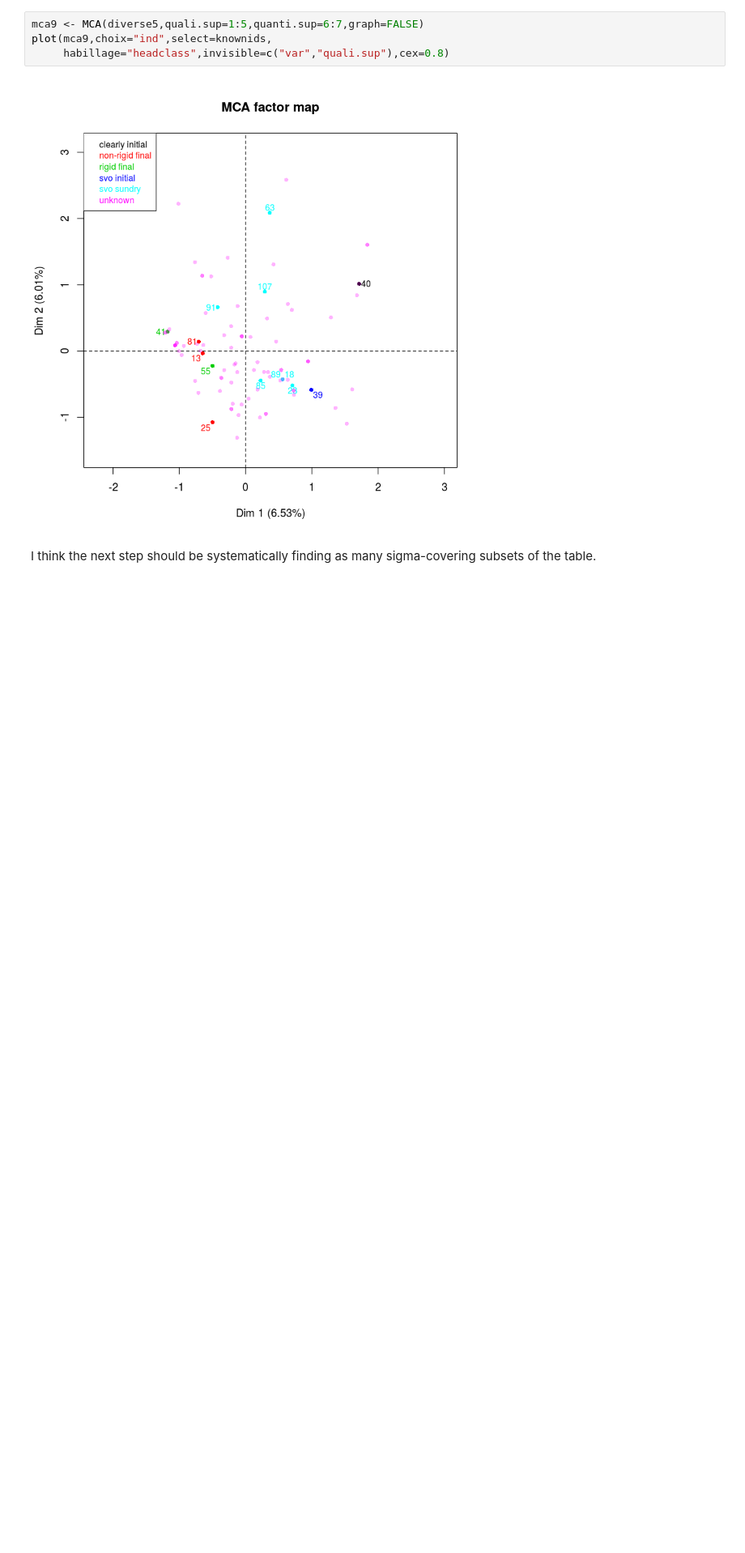
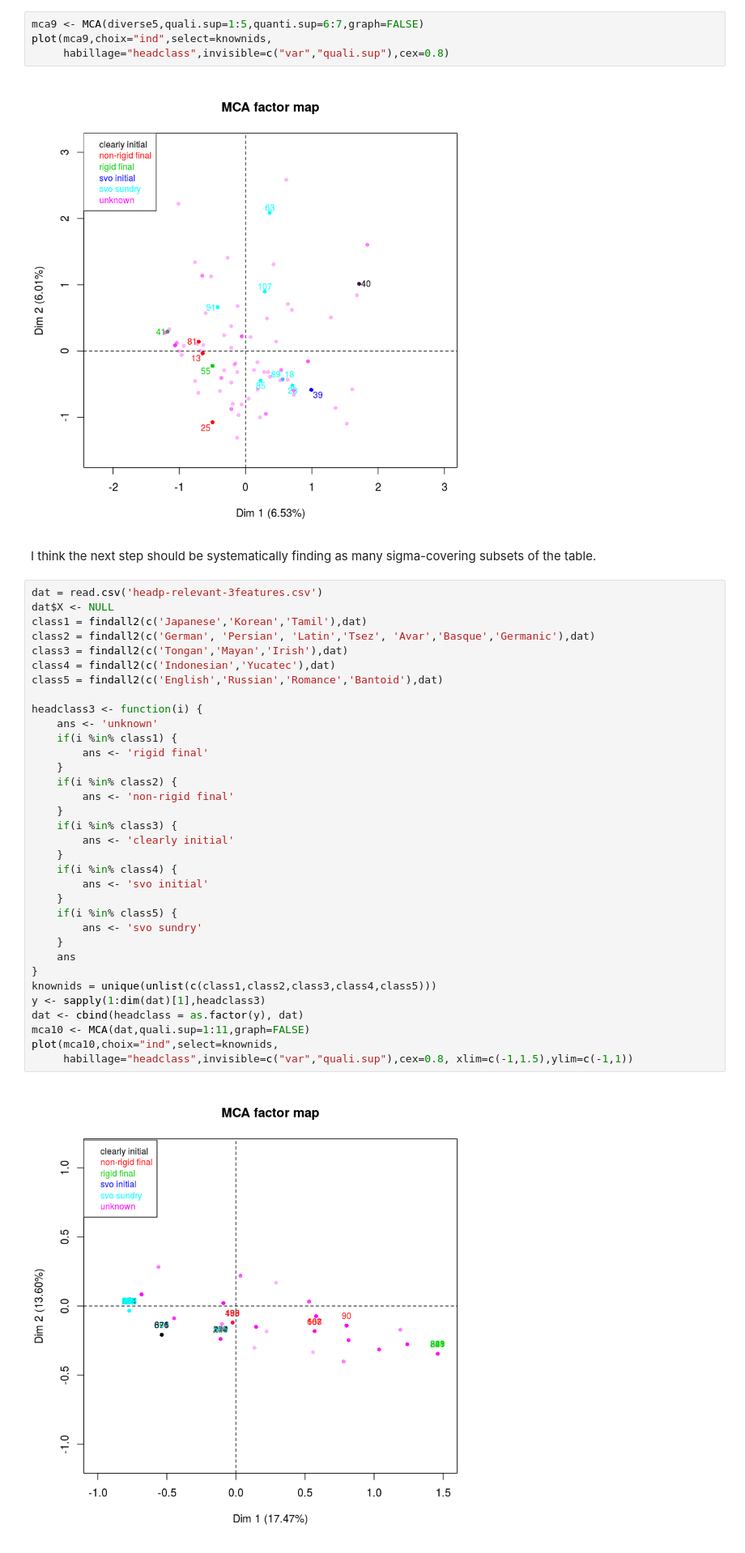
Before and after one commit to ilay32/wals-project, a Jupyter notebook: 24-4-moremca.ipynb, the cells around one changed output. Shown at 81% size. Drawn from its saved outputs; the diff is of its cells as text; blank space fills up the shorter version.

```diff
--- a/24-4-moremca.ipynb
+++ b/24-4-moremca.ipynb
@@ -491,3 +491,39 @@ plot(mca9,choix="ind",select=knownids,
 [figure]
 # %% [markdown]
 I think the next step should be systematically finding as many sigma-covering subsets of the table.
+# %%
+dat = read.csv('headp-relevant-3features.csv')
+dat$X <- NULL
+class1 = findall2(c('Japanese','Korean','Tamil'),dat)
+class2 = findall2(c('German', 'Persian', 'Latin','Tsez', 'Avar','Basque','Germanic'),dat)
+class3 = findall2(c('Tongan','Mayan','Irish'),dat)
+class4 = findall2(c('Indonesian','Yucatec'),dat)
+class5 = findall2(c('English','Russian','Romance','Bantoid'),dat)
+
+headclass3 <- function(i) {
+    ans <- 'unknown'
+    if(i %in% class1) {
+        ans <- 'rigid final'
+    }
+    if(i %in% class2) {
+        ans <- 'non-rigid final'
+    }
+    if(i %in% class3) {
+        ans <- 'clearly initial'
+    }
+    if(i %in% class4) {
+        ans <- 'svo initial'
+    }
+    if(i %in% class5) {
+        ans <- 'svo sundry'
+    }
+    ans
+}
+knownids = unique(unlist(c(class1,class2,class3,class4,class5)))
+y <- sapply(1:dim(dat)[1],headclass3)
+dat <- cbind(headclass = as.factor(y), dat)
+mca10 <- MCA(dat,quali.sup=1:11,graph=FALSE)
+plot(mca10,choix="ind",select=knownids,
+     habillage="headclass",invisible=c("var","quali.sup"),cex=0.8, xlim=c(-1,1.5),ylim=c(-1,1))
+# %% [output]
+[figure, added]
```
Also changed, not shown: parts of 8 cells of this notebook, 2 other files.
